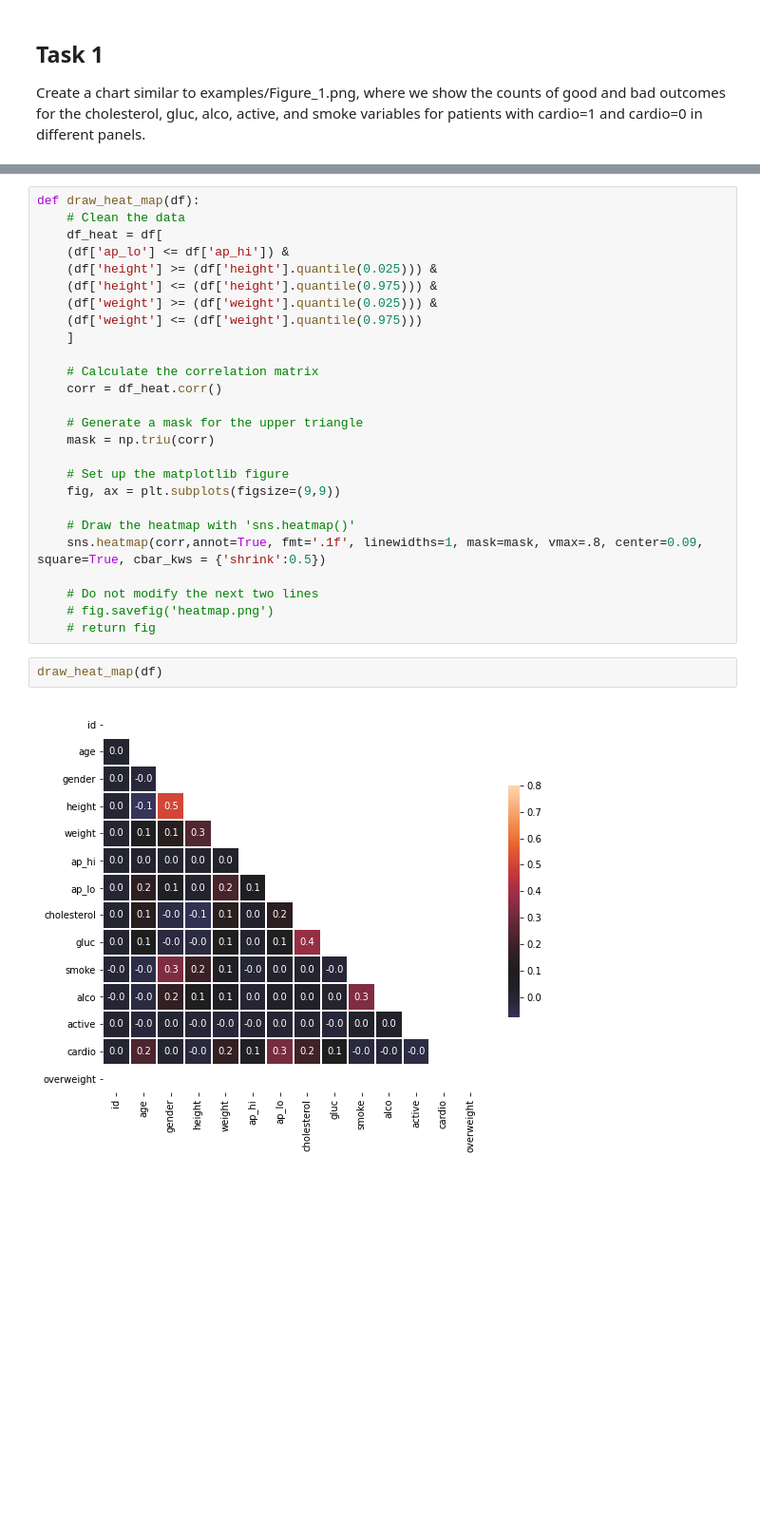
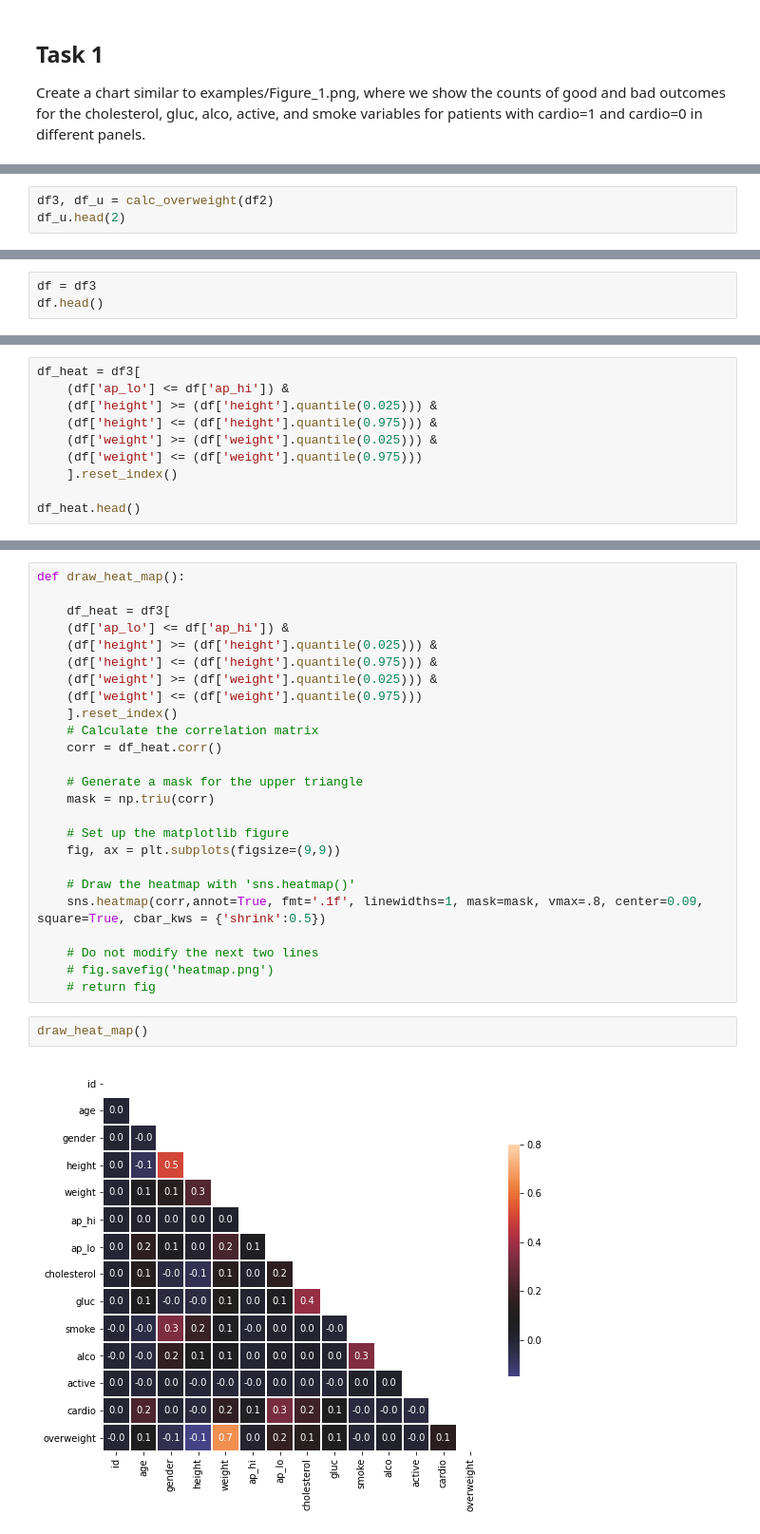
Before and after one commit to Taofiq-Bakare/FreeCodeCamp, a Jupyter notebook: medical_data_visualizer/medical_data.ipynb, the cells around one changed output, grey strips where cells are left out. Shown at 95% size. Cells and saved outputs as stored; diff of their text form; blank space fills up the shorter version.

```diff
--- a/medical_data_visualizer/medical_data.ipynb
+++ b/medical_data_visualizer/medical_data.ipynb
@@ -38,0 +40,3 @@ df.loc[df['cholesterol'] > 1, 'cholesterol'] = 1
+# %%
+df3, df_u = calc_overweight(df2)
+df_u.head(2)
@@ -59,0 +82,3 @@ draw_cat_plot(df)
+# %%
+df = df3
+df.head()
@@ -59,0 +93,10 @@ draw_cat_plot(df)
+# %%
+df_heat = df3[
+    (df['ap_lo'] <= df['ap_hi']) &
+    (df['height'] >= (df['height'].quantile(0.025))) &
+    (df['height'] <= (df['height'].quantile(0.975))) &
+    (df['weight'] >= (df['weight'].quantile(0.025))) &
+    (df['weight'] <= (df['weight'].quantile(0.975)))
+    ].reset_index()
+
+df_heat.head()
@@ -60,14 +110,13 @@ draw_cat_plot(df)
 # %%
-def draw_heat_map(df):
-    # Clean the data
-    df_heat = df[
+def draw_heat_map():
+
+    df_heat = df3[
     (df['ap_lo'] <= df['ap_hi']) &
     (df['height'] >= (df['height'].quantile(0.025))) &
     (df['height'] <= (df['height'].quantile(0.975))) &
     (df['weight'] >= (df['weight'].quantile(0.025))) &
     (df['weight'] <= (df['weight'].quantile(0.975)))
-    ]
-
+    ].reset_index()
     # Calculate the correlation matrix
     corr = df_heat.corr()
 
@@ -78,12 +127,12 @@ def draw_heat_map(df):
     fig, ax = plt.subplots(figsize=(9,9))
 
     # Draw the heatmap with 'sns.heatmap()'
-    sns.heatmap(corr,annot=True, fmt='.1f', linewidths=1, mask=mask, vmax=.8, center=0.09,          square=True, cbar_kws = {'shrink':0.5})
+    sns.heatmap(corr,annot=True, fmt='.1f', linewidths=1, mask=mask, vmax=.8, center=0.09, square=True, cbar_kws = {'shrink':0.5})
 
     # Do not modify the next two lines
     # fig.savefig('heatmap.png')
     # return fig
 # %%
-draw_heat_map(df)
+draw_heat_map()
 # %% [output]
-[figure, old version]
+[figure, new version]
```
Also changed, not shown: parts of 9 cells of this notebook.
